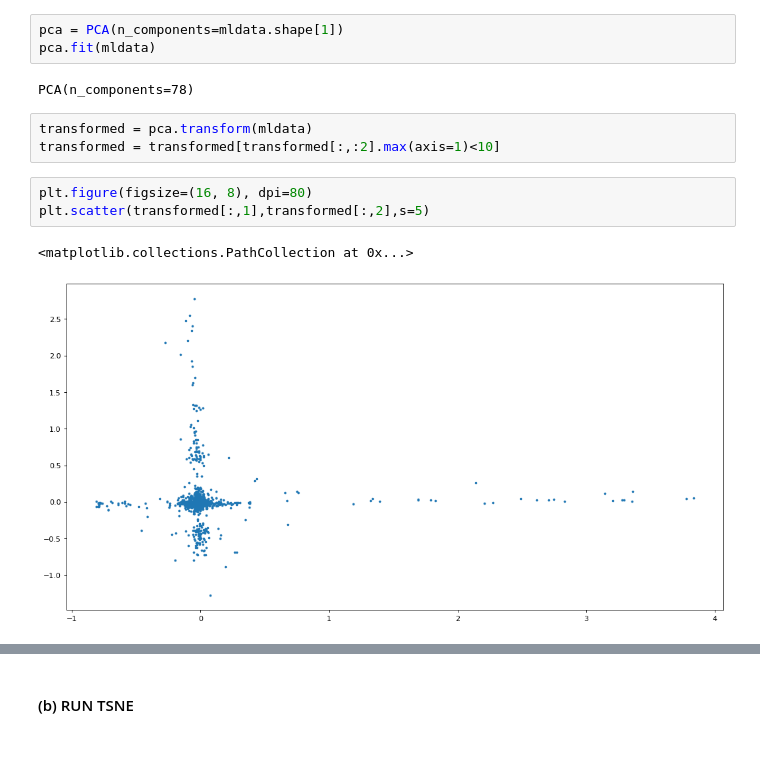
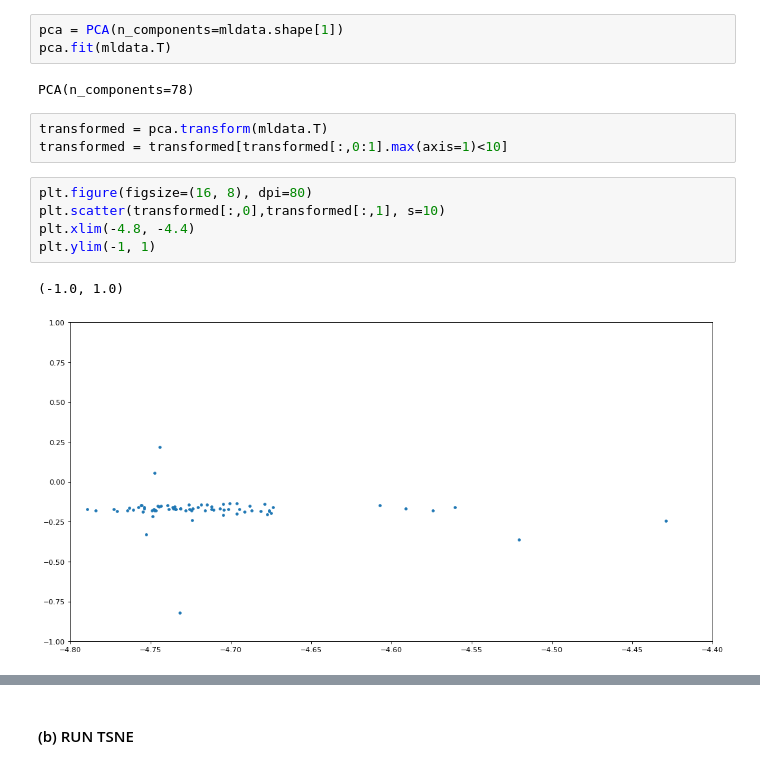
Before and after one commit to dmtrpolovnikov/ML_course, a Jupyter notebook: task_06_polovnikov.ipynb, the cells around one changed output, grey strips where cells are left out. Cells and saved outputs as stored; diff of their text form.

```diff
--- a/task_06_polovnikov.ipynb
+++ b/task_06_polovnikov.ipynb
@@ -26,18 +26,20 @@ mldata = mldata.dropna()
 #### (a) RUN PCA
 # %%
 pca = PCA(n_components=mldata.shape[1])
-pca.fit(mldata)
+pca.fit(mldata.T)
 # %% [output]
 PCA(n_components=78)
 # %%
-transformed = pca.transform(mldata)
-transformed = transformed[transformed[:,:2].max(axis=1)<10]
+transformed = pca.transform(mldata.T)
+transformed = transformed[transformed[:,0:1].max(axis=1)<10]
 # %%
 plt.figure(figsize=(16, 8), dpi=80)
-plt.scatter(transformed[:,1],transformed[:,2],s=5)
+plt.scatter(transformed[:,0],transformed[:,1], s=10)
+plt.xlim(-4.8, -4.4)
+plt.ylim(-1, 1)
 # %% [output]
-<matplotlib.collections.PathCollection at 0x...>
+(-1.0, 1.0)
-[figure, old version]
+[figure, new version]
 # %%
 fig, ax1 = plt.subplots()
 ax1.plot(pca.explained_variance_ratio_, color='r', label='from 0')
```
Also changed, not shown: parts of 1 cell of this notebook.
